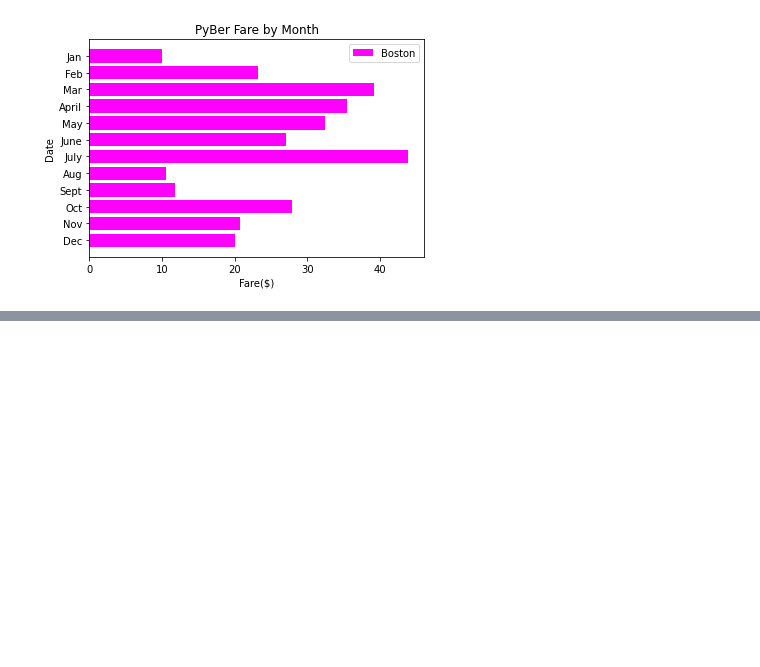
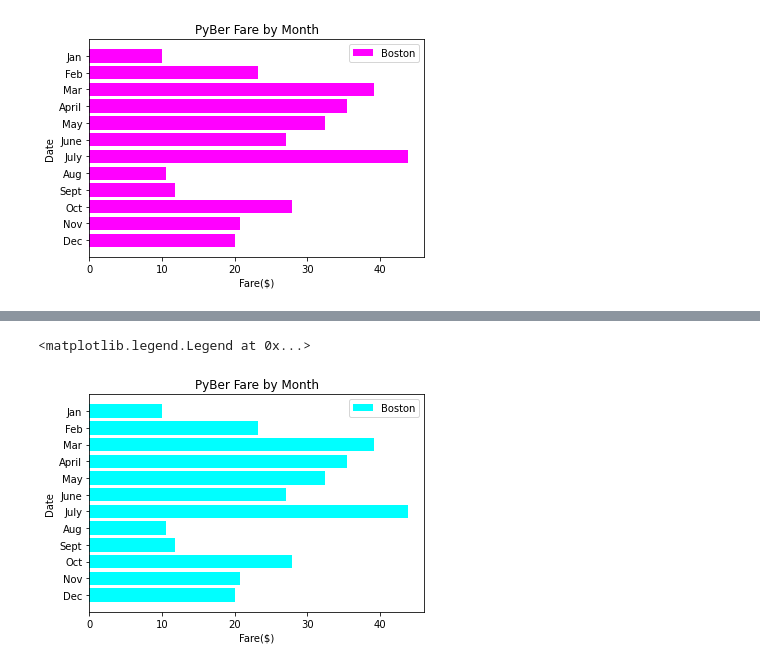
Before and after one commit to markmayo28/PyBer_Analysis, a Jupyter notebook: Matplotlib_practice.ipynb, the cells around one changed output, grey strips where cells are left out. Drawn from its saved outputs; the diff is of its cells as text; code cells hidden in the pictures; blank space fills up the shorter version.

Commit message:
Updated through all bar charts

```diff
--- a/Matplotlib_practice.ipynb
+++ b/Matplotlib_practice.ipynb
@@ -151,0 +154,10 @@ plt.legend()
+# %%
+# Set the x-axis to a list of strings for each month.
+x_axis = ["Jan", "Feb", "Mar", "April", "May", "June", "July", "Aug", "Sept", "Oct", "Nov", "Dec"]
+
+# Set the y-axis to a list of floats as the total fare in US dollars accumulated for each month.
+y_axis = [10.02, 23.24, 39.20, 35.42, 32.34, 27.04, 43.82, 10.56, 11.85, 27.90, 20.71, 20.09]
+
+# Create the plot with ax.plt()
+fig, ax = plt.subplots()
+ax.bar(x_axis, y_axis)
@@ -151,0 +181,16 @@ plt.legend()
+# %%
+# Create the plot.
+fig, ax = plt.subplots()
+ax.barh(x_axis, y_axis, color="cyan", label='Boston')
+# Create labels for the x and y axes.
+ax.set_xlabel("Fare($)")
+ax.set_ylabel("Date")
+# Invert y axis
+ax.set_ylim(12, -1)
+# Create a title.
+ax.set_title("PyBer Fare by Month")
+# Add the legend.
+ax.legend()
+# %% [output]
+<matplotlib.legend.Legend at 0x...>
+[figure, added]
```
Also changed, not shown: parts of 4 cells of this notebook.
